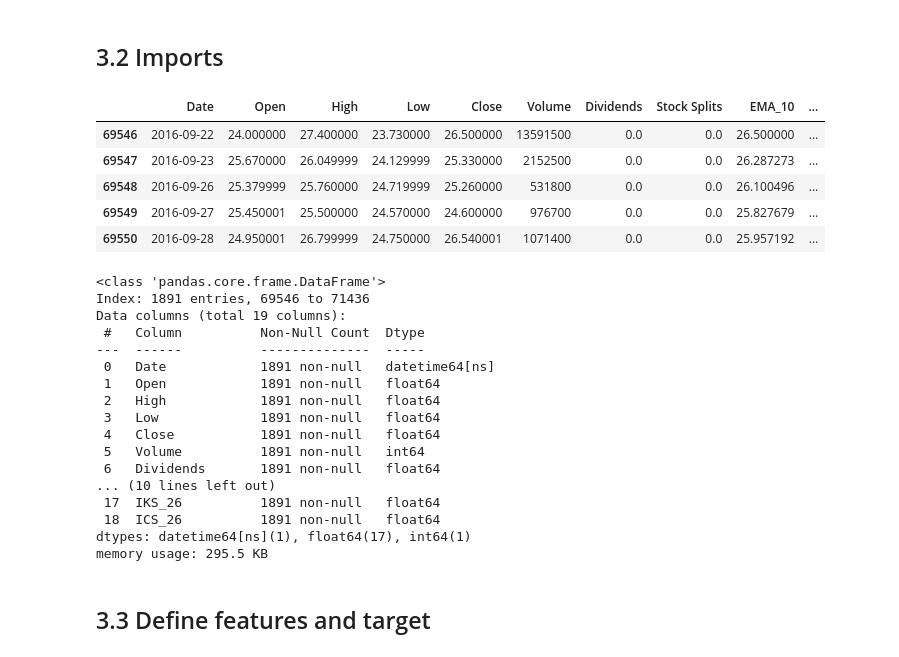
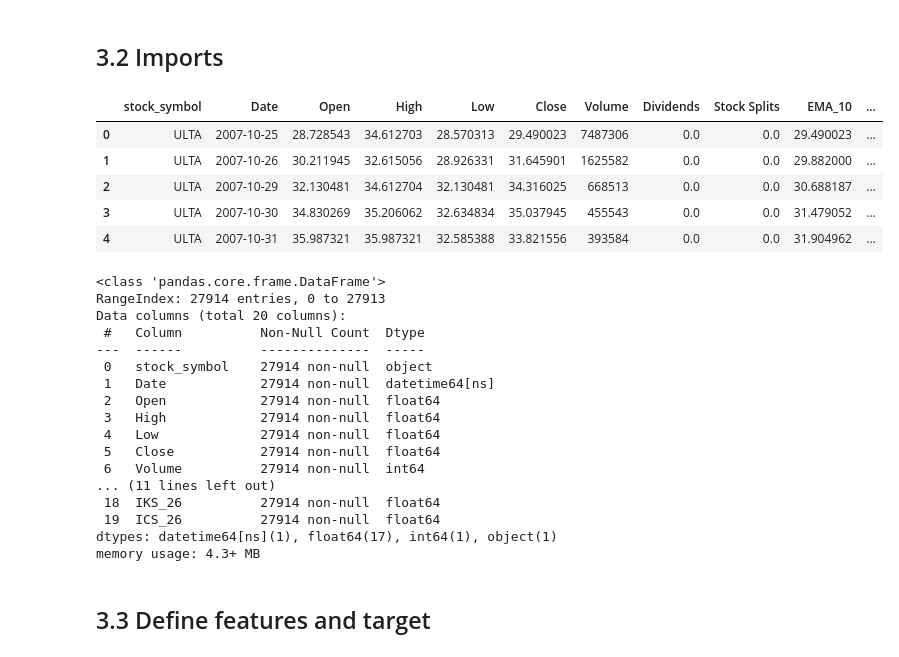
Before and after one commit to Hdubbs81/Stock_Predictor_Capstone, a Jupyter notebook: 3. Stock_Predictor_Model_Pre_Processing.ipynb, the cells around one changed output. Drawn from its saved outputs; the diff is of its cells as text; code cells hidden in the pictures.

```diff
--- a/3. Stock_Predictor_Model_Pre_Processing.ipynb
+++ b/3. Stock_Predictor_Model_Pre_Processing.ipynb
@@ -33,38 +26,38 @@ from sklearn.metrics import mean_squared_error
 # %%
 df = pd.read_csv('/Users/heatheradler/Documents/GitHub/Springboard/Springboard_Projects/Stock_Predictor_Capstone/Concated_Dataframe.csv')
-df = df[df['stock_symbol'] == 'ELF']
-formulas_to_keep = ['Date', 'Open', 'High', 'Low', 'Close','Volume', 'Dividends', 'Stock Splits', 'EMA_10', 'PSARl_0.02_0.2', 'PSARs_0.02_0.2', 'BBL_5_2.0', 'BBM_5_2.0', 'BBU_5_2.0', 'ISA_9', 'ISB_26', 'ITS_9', 'IKS_26', 'ICS_26']
+df = df[df['stock_symbol'].isin(['EL','ULTA','COTY','ELF','HELE'])]
+formulas_to_keep = ['stock_symbol','Date', 'Open', 'High', 'Low', 'Close','Volume', 'Dividends', 'Stock Splits', 'EMA_10', 'PSARl_0.02_0.2', 'PSARs_0.02_0.2', 'BBL_5_2.0', 'BBM_5_2.0', 'BBU_5_2.0', 'ISA_9', 'ISB_26', 'ITS_9', 'IKS_26', 'ICS_26']
 df = df[formulas_to_keep]
 df.head()
 # %% [output]
-|  | Date | Open | High | Low | Close | Volume | Dividends | Stock Splits | EMA_10 | ... |
-| 69546 | 2016-09-22 | 24.000000 | 27.400000 | 23.730000 | 26.500000 | 13591500 | 0.0 | 0.0 | 26.500000 | ... |
-| 69547 | 2016-09-23 | 25.670000 | 26.049999 | 24.129999 | 25.330000 | 2152500 | 0.0 | 0.0 | 26.287273 | ... |
-| 69548 | 2016-09-26 | 25.379999 | 25.760000 | 24.719999 | 25.260000 | 531800 | 0.0 | 0.0 | 26.100496 | ... |
-| 69549 | 2016-09-27 | 25.450001 | 25.500000 | 24.570000 | 24.600000 | 976700 | 0.0 | 0.0 | 25.827679 | ... |
-| 69550 | 2016-09-28 | 24.950001 | 26.799999 | 24.750000 | 26.540001 | 1071400 | 0.0 | 0.0 | 25.957192 | ... |
+|  | stock_symbol | Date | Open | High | Low | Close | Volume | Dividends | Stock Splits | EMA_10 | ... |
+| 0 | ULTA | 2007-10-25 | 28.728543 | 34.612703 | 28.570313 | 29.490023 | 7487306 | 0.0 | 0.0 | 29.490023 | ... |
+| 1 | ULTA | 2007-10-26 | 30.211945 | 32.615056 | 28.926331 | 31.645901 | 1625582 | 0.0 | 0.0 | 29.882000 | ... |
+| 2 | ULTA | 2007-10-29 | 32.130481 | 34.612704 | 32.130481 | 34.316025 | 668513 | 0.0 | 0.0 | 30.688187 | ... |
+| 3 | ULTA | 2007-10-30 | 34.830269 | 35.206062 | 32.634834 | 35.037945 | 455543 | 0.0 | 0.0 | 31.479052 | ... |
+| 4 | ULTA | 2007-10-31 | 35.987321 | 35.987321 | 32.585388 | 33.821556 | 393584 | 0.0 | 0.0 | 31.904962 | ... |
 # %%
 df.Date = pd.to_datetime(df.Date)
 # %%
 df.info()
 # %% [output]
 <class 'pandas.core.frame.DataFrame'>
-Index: 1891 entries, 69546 to 71436
-Data columns (total 19 columns):
+RangeIndex: 27914 entries, 0 to 27913
+Data columns (total 20 columns):
  #   Column          Non-Null Count  Dtype
 ---  ------          --------------  -----
- 0   Date            1891 non-null   datetime64[ns]
- 1   Open            1891 non-null   float64
- 2   High            1891 non-null   float64
- 3   Low             1891 non-null   float64
- 4   Close           1891 non-null   float64
- 5   Volume          1891 non-null   int64
- 6   Dividends       1891 non-null   float64
-... (10 lines left out)
- 17  IKS_26          1891 non-null   float64
- 18  ICS_26          1891 non-null   float64
-dtypes: datetime64[ns](1), float64(17), int64(1)
-memory usage: 295.5 KB
+ 0   stock_symbol    27914 non-null  object
+ 1   Date            27914 non-null  datetime64[ns]
+ 2   Open            27914 non-null  float64
+ 3   High            27914 non-null  float64
+ 4   Low             27914 non-null  float64
+ 5   Close           27914 non-null  float64
+ 6   Volume          27914 non-null  int64
+... (11 lines left out)
+ 18  IKS_26          27914 non-null  float64
+ 19  ICS_26          27914 non-null  float64
+dtypes: datetime64[ns](1), float64(17), int64(1), object(1)
+memory usage: 4.3+ MB
 # %% [markdown]
 ## 3.3 Define features and target<a id="define"></a>
 # %%
```
Also changed, not shown: parts of 18 cells of this notebook.
